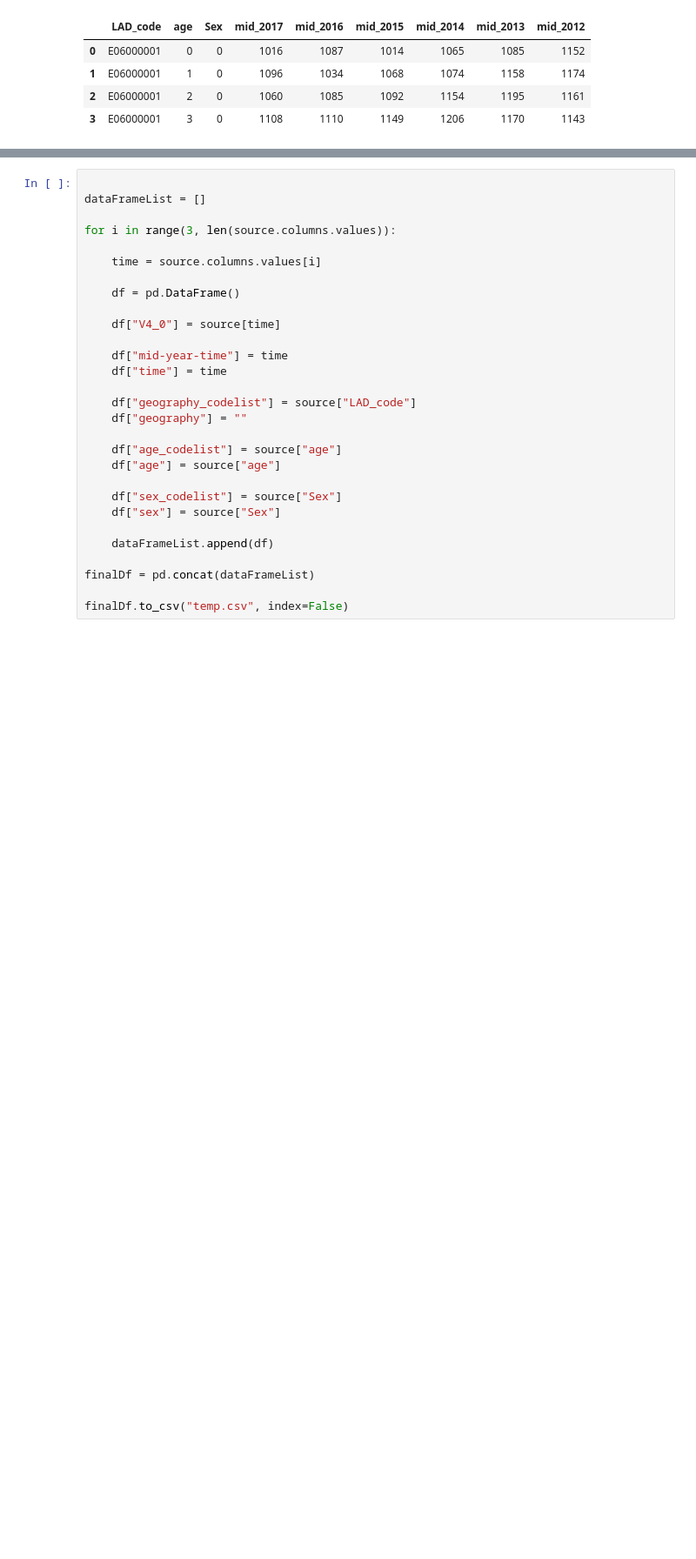
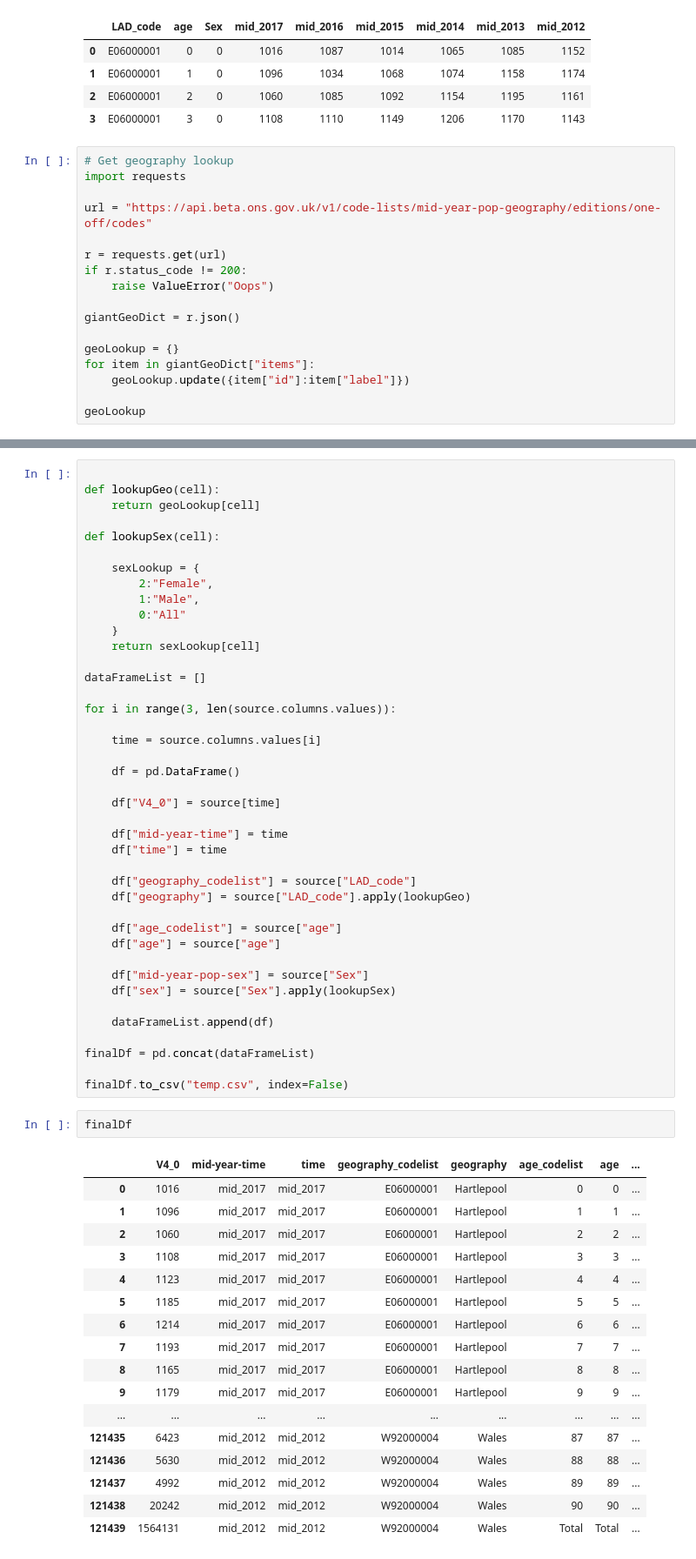
Before and after one commit to MikeData/cmd-mid-year-pop-est, a Jupyter notebook: midyearpopest.ipynb, the cells around one changed output, grey strips where cells are left out. Shown at 87% size. Saved outputs shown, nothing was run; the diff lists cells and outputs as text; blank space fills up the shorter version.

```diff
--- a/midyearpopest.ipynb
+++ b/midyearpopest.ipynb
@@ -11,3 +11,20 @@ source[:4]
 | 1 | E06000001 | 1 | 0 | 1096 | 1034 | 1068 | 1074 | 1158 | 1174 |
 | 2 | E06000001 | 2 | 0 | 1060 | 1085 | 1092 | 1154 | 1195 | 1161 |
 | 3 | E06000001 | 3 | 0 | 1108 | 1110 | 1149 | 1206 | 1170 | 1143 |
+# %%
+# Get geography lookup
+import requests
+
+url = "https://api.beta.ons.gov.uk/v1/code-lists/mid-year-pop-geography/editions/one-off/codes"
+
+r = requests.get(url)
+if r.status_code != 200:
+    raise ValueError("Oops")
+
+giantGeoDict = r.json()
+
+geoLookup = {}
+for item in giantGeoDict["items"]:
+    geoLookup.update({item["id"]:item["label"]})
+
+geoLookup
@@ -14,4 +49,16 @@ source[:4]
 # %%
+
+def lookupGeo(cell):
+    return geoLookup[cell]
+
+def lookupSex(cell):
+
+    sexLookup = {
+        2:"Female",
+        1:"Male",
+        0:"All"
+    }
+    return sexLookup[cell]
 
 dataFrameList = []
 
@@ -27,16 +74,36 @@ for i in range(3, len(source.columns.values)):
     df["time"] = time
 
     df["geography_codelist"] = source["LAD_code"]
-    df["geography"] = ""
+    df["geography"] = source["LAD_code"].apply(lookupGeo)
 
     df["age_codelist"] = source["age"]
     df["age"] = source["age"]
 
-    df["sex_codelist"] = source["Sex"]
-    df["sex"] = source["Sex"]
+    df["mid-year-pop-sex"] = source["Sex"]
+    df["sex"] = source["Sex"].apply(lookupSex)
 
     dataFrameList.append(df)
 
 finalDf = pd.concat(dataFrameList)
 
 finalDf.to_csv("temp.csv", index=False)
+# %%
+finalDf
+# %% [output]
+|  | V4_0 | mid-year-time | time | geography_codelist | geography | age_codelist | age | ... |
+| 0 | 1016 | mid_2017 | mid_2017 | E06000001 | Hartlepool | 0 | 0 | ... |
+| 1 | 1096 | mid_2017 | mid_2017 | E06000001 | Hartlepool | 1 | 1 | ... |
+| 2 | 1060 | mid_2017 | mid_2017 | E06000001 | Hartlepool | 2 | 2 | ... |
+| 3 | 1108 | mid_2017 | mid_2017 | E06000001 | Hartlepool | 3 | 3 | ... |
+| 4 | 1123 | mid_2017 | mid_2017 | E06000001 | Hartlepool | 4 | 4 | ... |
+| 5 | 1185 | mid_2017 | mid_2017 | E06000001 | Hartlepool | 5 | 5 | ... |
+| 6 | 1214 | mid_2017 | mid_2017 | E06000001 | Hartlepool | 6 | 6 | ... |
+| 7 | 1193 | mid_2017 | mid_2017 | E06000001 | Hartlepool | 7 | 7 | ... |
+| 8 | 1165 | mid_2017 | mid_2017 | E06000001 | Hartlepool | 8 | 8 | ... |
+| 9 | 1179 | mid_2017 | mid_2017 | E06000001 | Hartlepool | 9 | 9 | ... |
+| ... | ... | ... | ... | ... | ... | ... | ... | ... |
+| 121435 | 6423 | mid_2012 | mid_2012 | W92000004 | Wales | 87 | 87 | ... |
+| 121436 | 5630 | mid_2012 | mid_2012 | W92000004 | Wales | 88 | 88 | ... |
+| 121437 | 4992 | mid_2012 | mid_2012 | W92000004 | Wales | 89 | 89 | ... |
+| 121438 | 20242 | mid_2012 | mid_2012 | W92000004 | Wales | 90 | 90 | ... |
+| 121439 | 1564131 | mid_2012 | mid_2012 | W92000004 | Wales | Total | Total | ... |
```
Also changed, not shown: parts of 2 cells of this notebook.
